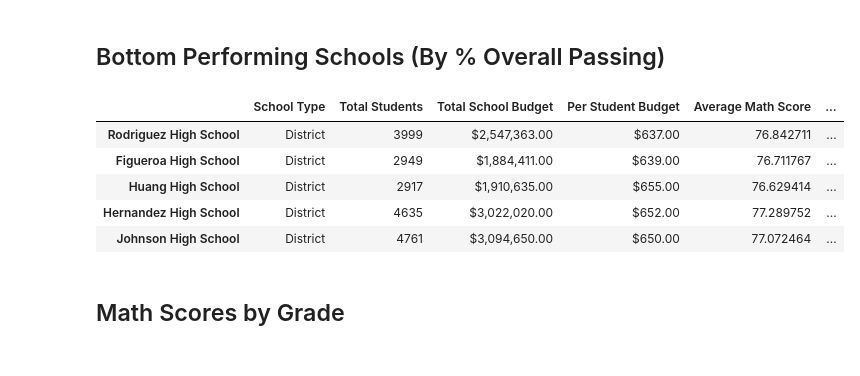
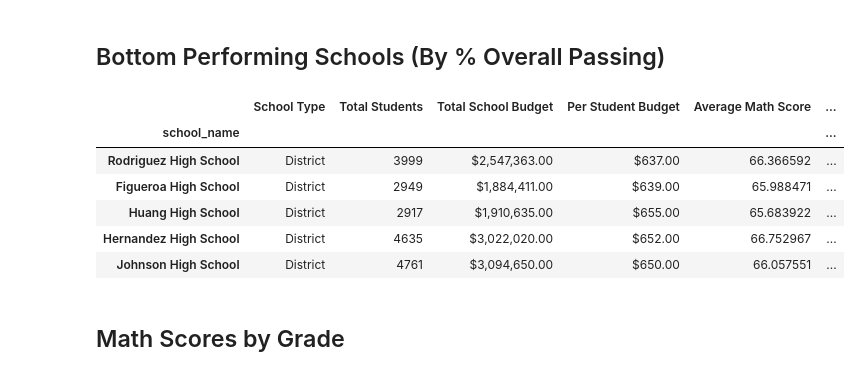
Before and after one commit to Kdata249/pandas-challenge, a Jupyter notebook: PyCitySchools/PyCitySchools_starter.ipynb, the cells around one changed output. Saved outputs shown, nothing was run; the diff lists cells and outputs as text; code cells hidden in the pictures.

```diff
--- a/PyCitySchools/PyCitySchools_starter.ipynb
+++ b/PyCitySchools/PyCitySchools_starter.ipynb
@@ -108,6 +143,6 @@ district_summary
 ## School Summary
 # %%
 # Use the code provided to select all of the school types
-school_types = school_data_complete["type"]
+school_types = school_data.set_index(["school_name"])["type"]
 school_types
 # %% [output]
@@ -194,6 +236,6 @@ Name: math_score, dtype: float64
 # %%
 # Calculate the number of students per school with math scores of 70 or higher
-students_passing_math = school_data_complete[(school_data_complete["reading_score"] >= 70)]
-school_students_passing_math = school_data_complete.groupby("school_name")[students_passing_math]
+students_passing_math = school_data_complete[(school_data_complete["math_score"] >= 70)]
+school_students_passing_math = students_passing_math.groupby(["school_name"]).count()["student_name"]
 school_students_passing_math
 # %% [output]
@@ -201,4 +259,5 @@ TypeError: unhashable type: 'DataFrame'
 # %%
 # Calculate the number of students per school with reading scores of 70 or higher
-students_passing_reading =
-school_students_passing_reading =
+students_passing_reading = school_data_complete[(school_data_complete["reading_score"] >= 70)]
+school_students_passing_reading = students_passing_reading.groupby(["school_name"]).count()["student_name"]
+school_students_passing_reading
@@ -216,6 +332,16 @@ overall_passing_rate = school_students_passing_math_and_reading / per_school_cou
 # %%
 # Create a DataFrame called `per_school_summary` with columns for the calculations above.
-per_school_summary =
+per_school_summary = pd.DataFrame({
+    "School Type": school_types,
+    "Total Students": per_school_counts,
+    "Total School Budget": per_school_budget,
+    "Per Student Budget": per_school_capita,
+    "Average Math Score": per_school_passing_math,
+    "Average Reading Score": per_school_passing_reading,
+    "% Passing Math": per_school_passing_math,
+    "% Passing Reading": per_school_passing_reading,
+    "% Overall Passing": overall_passing_rate
+})
 
 # Formatting
 per_school_summary["Total School Budget"] = per_school_summary["Total School Budget"].map("${:,.2f}".format)
@@ -257,15 +385,16 @@ top_schools.head(5)
 ## Bottom Performing Schools (By % Overall Passing)
 # %%
 # Sort the schools by `% Overall Passing` in ascending order and display the top 5 rows.
-bottom_schools =
+bottom_schools = per_school_summary.sort_values("% Overall Passing")
 bottom_schools.head(5)
 # %% [output]
 |  | School Type | Total Students | Total School Budget | Per Student Budget | Average Math Score | ... |
-| Rodriguez High School | District | 3999 | $2,547,363.00 | $637.00 | 76.842711 | ... |
-| Figueroa High School | District | 2949 | $1,884,411.00 | $639.00 | 76.711767 | ... |
-| Huang High School | District | 2917 | $1,910,635.00 | $655.00 | 76.629414 | ... |
-| Hernandez High School | District | 4635 | $3,022,020.00 | $652.00 | 77.289752 | ... |
-| Johnson High School | District | 4761 | $3,094,650.00 | $650.00 | 77.072464 | ... |
+| school_name |  |  |  |  |  | ... |
+| Rodriguez High School | District | 3999 | $2,547,363.00 | $637.00 | 66.366592 | ... |
+| Figueroa High School | District | 2949 | $1,884,411.00 | $639.00 | 65.988471 | ... |
+| Huang High School | District | 2917 | $1,910,635.00 | $655.00 | 65.683922 | ... |
+| Hernandez High School | District | 4635 | $3,022,020.00 | $652.00 | 66.752967 | ... |
+| Johnson High School | District | 4761 | $3,094,650.00 | $650.00 | 66.057551 | ... |
 # %% [markdown]
 ## Math Scores by Grade
 # %%
```
Also changed, not shown: parts of 12 cells of this notebook.
